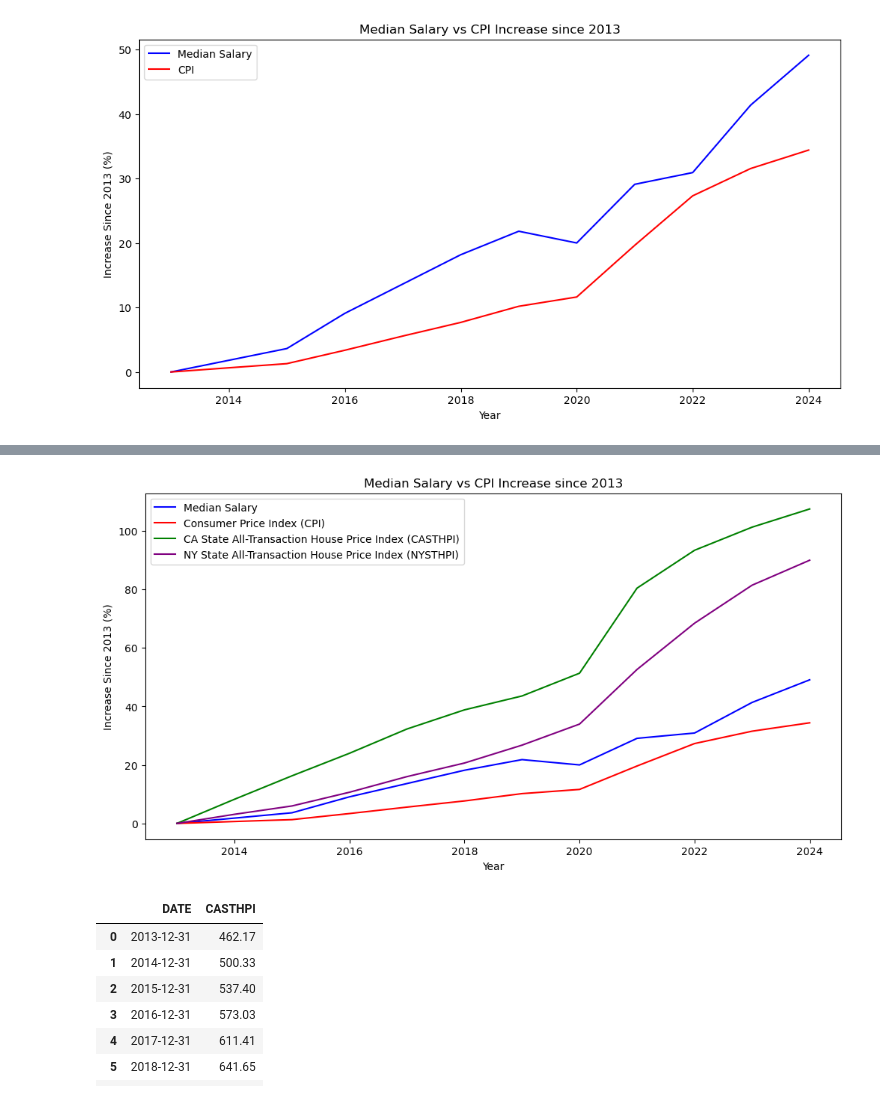
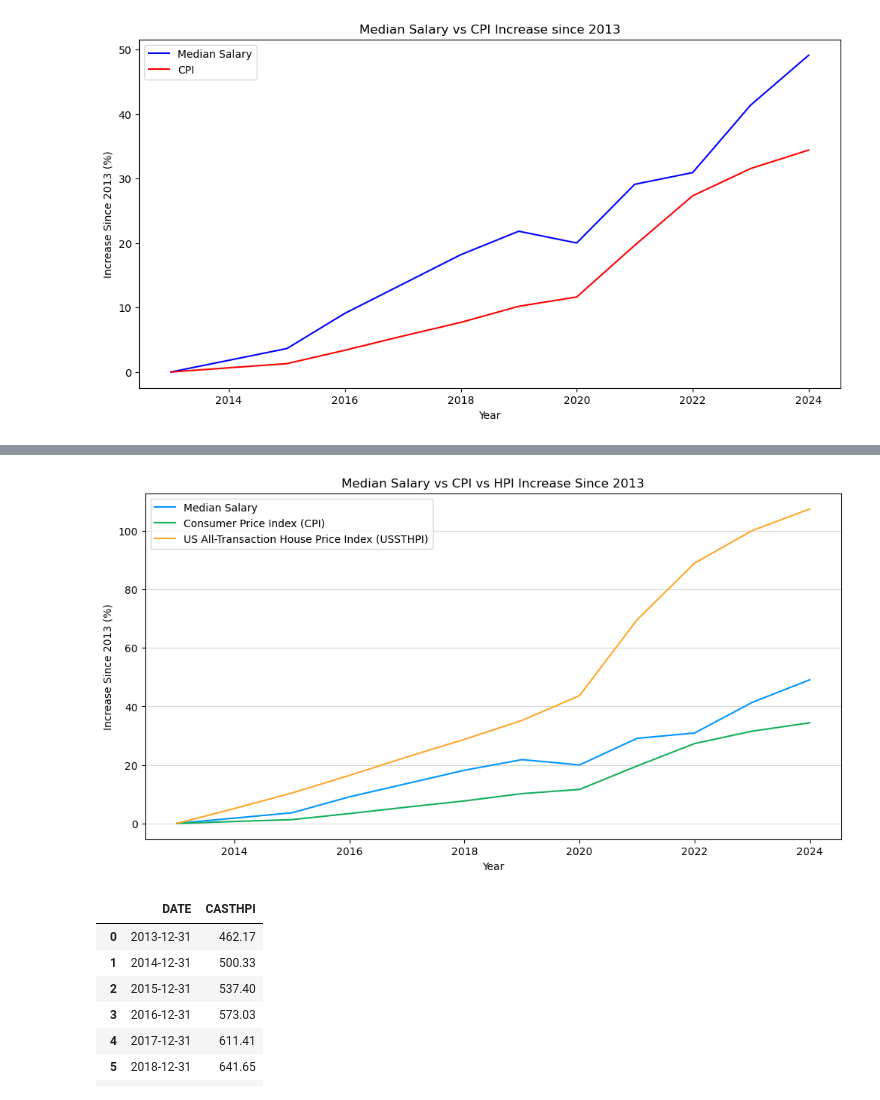
Before and after one commit to desaiwang/architects-salary, a Jupyter notebook: data/archinet_query.ipynb, the cells around one changed output, grey strips where cells are left out. Saved outputs shown, nothing was run; the diff lists cells and outputs as text; code cells hidden in the pictures.

Commit message:
removed HPI by states

```diff
--- a/data/archinet_query.ipynb
+++ b/data/archinet_query.ipynb
@@ -724,0 +708,10 @@ df_nycthpi_by_year['NYSTHPI Growth (%)'] = (df_nycthpi_by_year['NYSTHPI']/ df_ny
+# %%
+#all-transactions house price index for the US
+df_ussthpi = pd.read_csv("USSTHPI.csv")
+df_ussthpi["DATE"] = pd.to_datetime(df_ussthpi["DATE"])
+df_ussthpi_limited = df_ussthpi[df_ussthpi['DATE'] >= '2013-01-01']
+df_ussthpi_by_year = df_ussthpi_limited.set_index('DATE').resample('Y').last()['USSTHPI'].reset_index()
+
+df_ussthpi_by_year['DATE'] = df_ussthpi_by_year['DATE'].dt.year
+#calculate percentage change since 2013
+df_ussthpi_by_year['USSTHPI Growth (%)'] = (df_ussthpi_by_year['USSTHPI']/ df_ussthpi_by_year.iloc[0]['USSTHPI'] -1)*100
@@ -725,24 +734,20 @@ df_nycthpi_by_year['NYSTHPI Growth (%)'] = (df_nycthpi_by_year['NYSTHPI']/ df_ny
 # %%
 # Plot the median salary by year
 plt.figure(figsize=(12, 6))
-plt.plot(df_fulltime_median_by_year['Year'], df_fulltime_median_by_year['Salary Growth (%)'], color='blue', label='Median Salary')
-plt.plot(df_cpi_by_year['DATE'], df_cpi_by_year['CPI Growth (%)'], color='red', label='Consumer Price Index (CPI)')
-plt.plot(df_casthpi_by_year['DATE'], df_casthpi_by_year['CASTHPI Growth (%)'], color='green', label='CA State All-Transaction House Price Index (CASTHPI)')
-plt.plot(df_nycthpi_by_year['DATE'], df_nycthpi_by_year['NYSTHPI Growth (%)'], color='purple', label='NY State All-Transaction House Price Index (NYSTHPI)')
-# # Annotate the values on the graph
-# for i, row in df_fulltime_median_by_year.iterrows():
-#   plt.annotate(f"{row['Salary Growth (%)']:.1f}%", (row['Year'], row['Salary Growth (%)']), textcoords="offset points", xytext=(0,5), ha='center', color='blue')
+plt.plot(df_fulltime_median_by_year['Year'], df_fulltime_median_by_year['Salary Growth (%)'], color='#0095FF', label='Median Salary')
+plt.plot(df_cpi_by_year['DATE'], df_cpi_by_year['CPI Growth (%)'], color='#14AE5C', label='Consumer Price Index (CPI)')
+plt.plot(df_ussthpi_by_year['DATE'], df_ussthpi_by_year['USSTHPI Growth (%)'], color='#FFA629', label='US All-Transaction House Price Index (USSTHPI)')
 
-# for i, row in df_cpi_by_year.iterrows():
-#   plt.annotate(f"{row['CPI Growth (%)']:.1f}%", (row['DATE'], row['CPI Growth (%)']), textcoords="offset points", xytext=(0,5), ha='center', color='red')
-
-plt.title("Median Salary vs CPI Increase since 2013")
+plt.title("Median Salary vs CPI vs HPI Increase Since 2013")
 plt.xlabel("Year")
 plt.ylabel("Increase Since 2013 (%)")
 plt.legend()
+
+plt.grid(axis='y', alpha=0.5)
+plt.gca().set_axisbelow(True)
 plt.show()
 # %% [output]
-[figure, old version]
+[figure, new version]
 # %%
 df_casthpi_by_year
 # %% [output]
```
Also changed, not shown: parts of 3 cells of this notebook, 2 other files.
